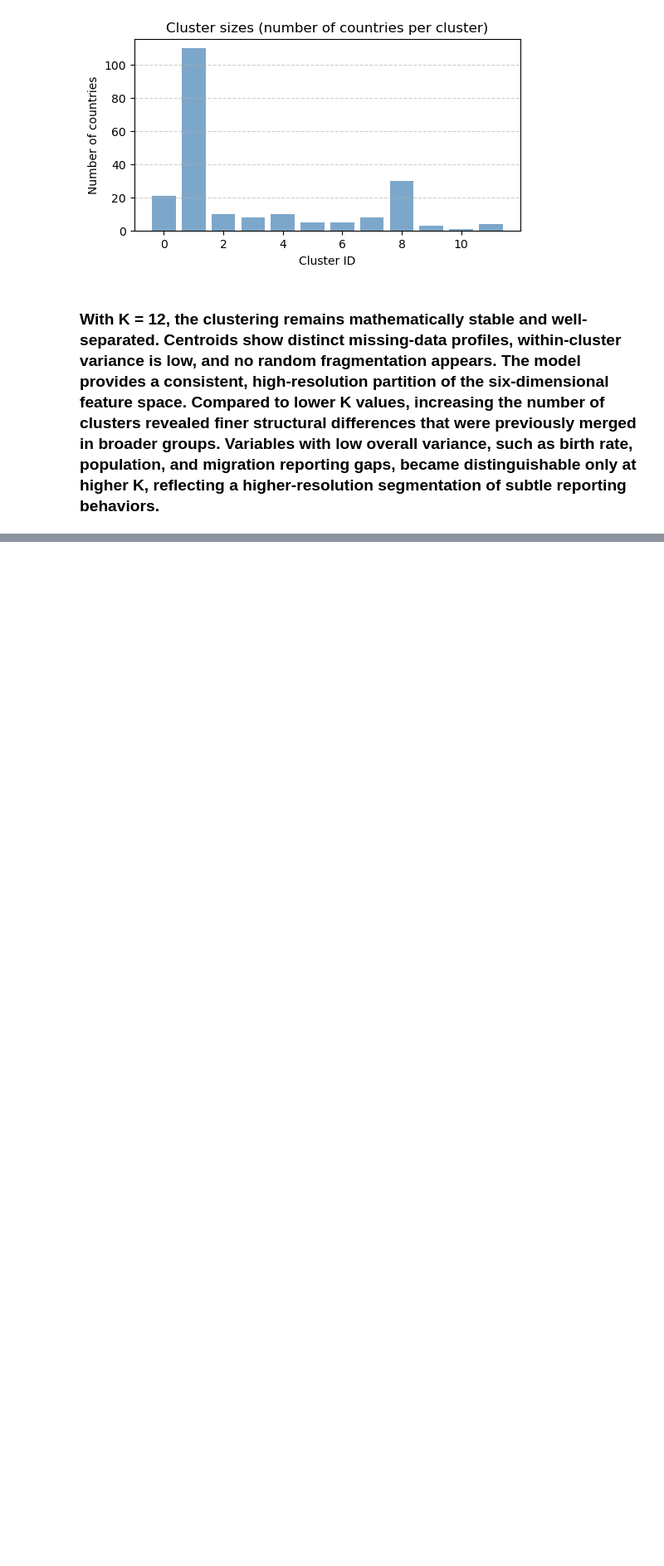
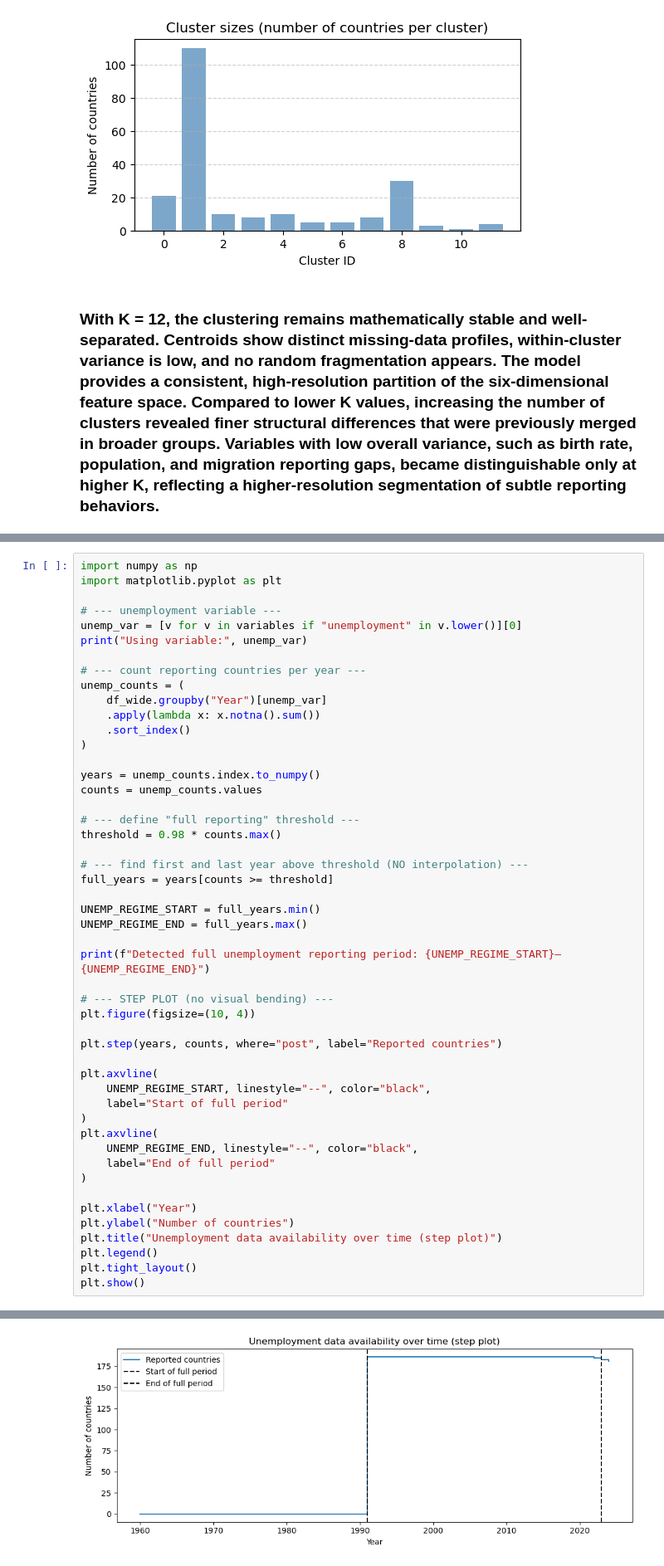
Before and after one commit to AndrasHege/MatMod_HA, a Jupyter notebook: Mathmod_HA.ipynb, the cells around one changed output, grey strips where cells are left out. Shown at 83% size. Saved outputs shown, nothing was run; the diff lists cells and outputs as text; blank space fills up the shorter version.

```diff
--- a/Mathmod_HA.ipynb
+++ b/Mathmod_HA.ipynb
@@ -1065,0 +1115,50 @@ plt.show()
+# %%
+import numpy as np
+import matplotlib.pyplot as plt
+
+# --- unemployment variable ---
+unemp_var = [v for v in variables if "unemployment" in v.lower()][0]
+print("Using variable:", unemp_var)
+
+# --- count reporting countries per year ---
+unemp_counts = (
+    df_wide.groupby("Year")[unemp_var]
+    .apply(lambda x: x.notna().sum())
+    .sort_index()
+)
+
+years = unemp_counts.index.to_numpy()
+counts = unemp_counts.values
+
+# --- define "full reporting" threshold ---
+threshold = 0.98 * counts.max()
+
+# --- find first and last year above threshold (NO interpolation) ---
+full_years = years[counts >= threshold]
+
+UNEMP_REGIME_START = full_years.min()
+UNEMP_REGIME_END = full_years.max()
+
+print(f"Detected full unemployment reporting period: {UNEMP_REGIME_START}–{UNEMP_REGIME_END}")
+
+# --- STEP PLOT (no visual bending) ---
+plt.figure(figsize=(10, 4))
+
+plt.step(years, counts, where="post", label="Reported countries")
+
+plt.axvline(
+    UNEMP_REGIME_START, linestyle="--", color="black",
+    label="Start of full period"
+)
+plt.axvline(
+    UNEMP_REGIME_END, linestyle="--", color="black",
+    label="End of full period"
+)
+
+plt.xlabel("Year")
+plt.ylabel("Number of countries")
+plt.title("Unemployment data availability over time (step plot)")
+plt.legend()
+plt.tight_layout()
+plt.show()
+# %% [output]
@@ -1065,0 +1167 @@ plt.show()
+[figure, added]
```
Also changed, not shown: parts of 46 cells of this notebook.
